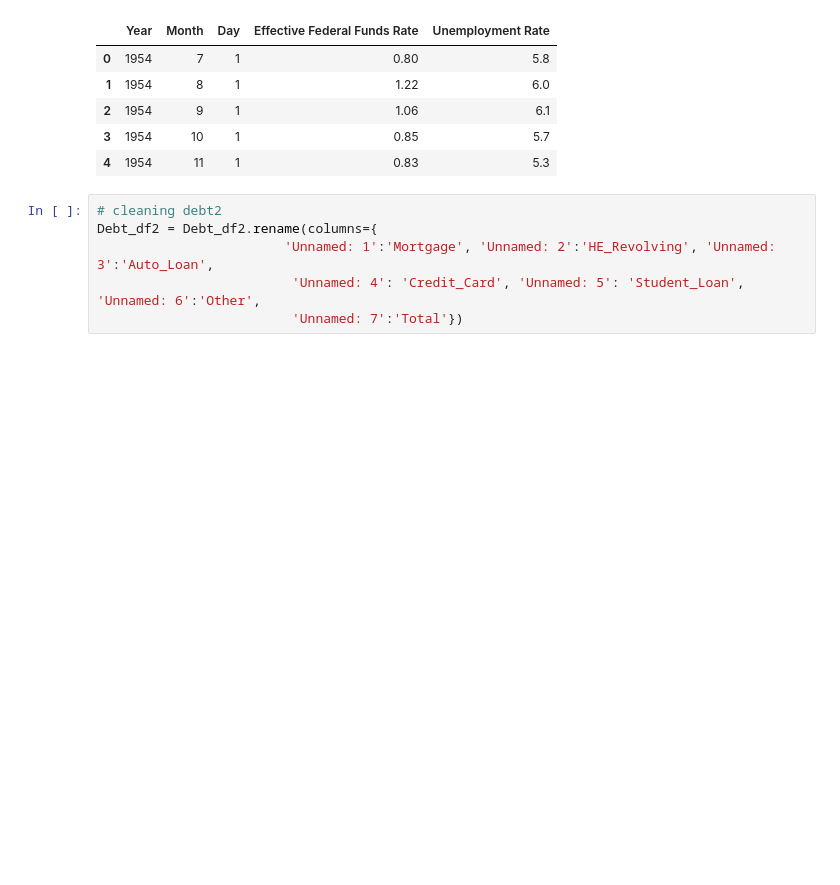
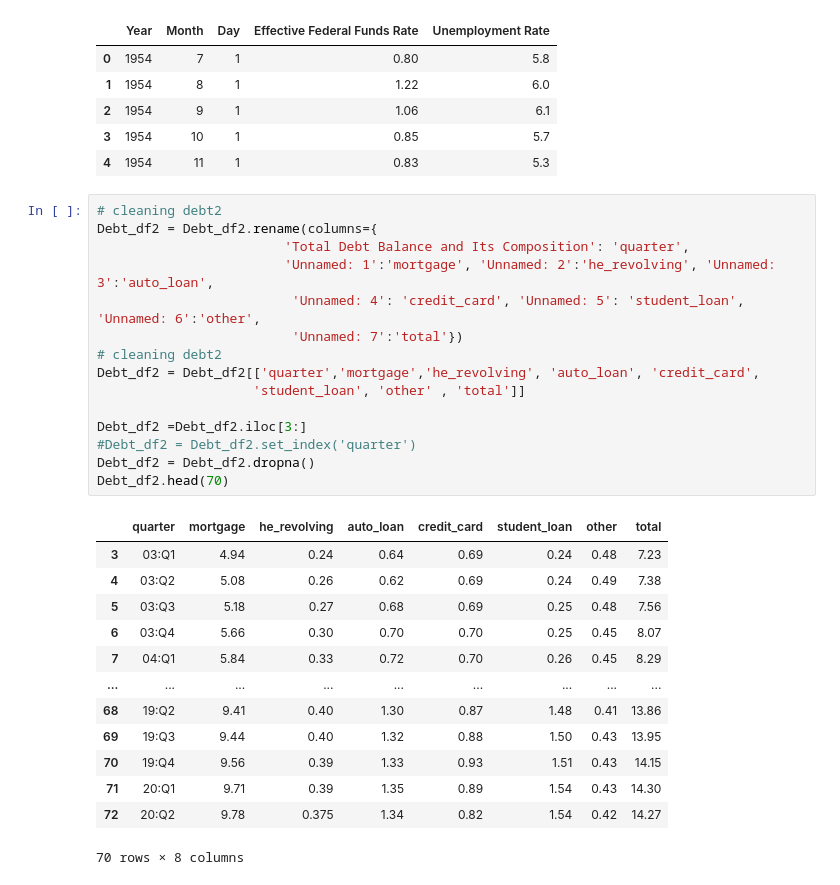
Before and after one commit to RiverJAM/ETL-Fed-Debt, a Jupyter notebook: Fed-ETL.ipynb, the cells around one changed output. Drawn from its saved outputs; the diff is of its cells as text; blank space fills up the shorter version.

```diff
--- a/Fed-ETL.ipynb
+++ b/Fed-ETL.ipynb
@@ -54,6 +65,29 @@ FedRates_df.head()
 # %%
 # cleaning debt2
 Debt_df2 = Debt_df2.rename(columns={
-                        'Unnamed: 1':'Mortgage', 'Unnamed: 2':'HE_Revolving', 'Unnamed: 3':'Auto_Loan',
-                         'Unnamed: 4': 'Credit_Card', 'Unnamed: 5': 'Student_Loan', 'Unnamed: 6':'Other',
-                         'Unnamed: 7':'Total'})
+                        'Total Debt Balance and Its Composition': 'quarter',
+                        'Unnamed: 1':'mortgage', 'Unnamed: 2':'he_revolving', 'Unnamed: 3':'auto_loan',
+                         'Unnamed: 4': 'credit_card', 'Unnamed: 5': 'student_loan', 'Unnamed: 6':'other',
+                         'Unnamed: 7':'total'})
+# cleaning debt2
+Debt_df2 = Debt_df2[['quarter','mortgage','he_revolving', 'auto_loan', 'credit_card',
+                    'student_loan', 'other' , 'total']]
+
+Debt_df2 =Debt_df2.iloc[3:]
+#Debt_df2 = Debt_df2.set_index('quarter')
+Debt_df2 = Debt_df2.dropna()
+Debt_df2.head(70)
+# %% [output]
+|  | quarter | mortgage | he_revolving | auto_loan | credit_card | student_loan | other | total |
+| 3 | 03:Q1 | 4.94 | 0.24 | 0.64 | 0.69 | 0.24 | 0.48 | 7.23 |
+| 4 | 03:Q2 | 5.08 | 0.26 | 0.62 | 0.69 | 0.24 | 0.49 | 7.38 |
+| 5 | 03:Q3 | 5.18 | 0.27 | 0.68 | 0.69 | 0.25 | 0.48 | 7.56 |
+| 6 | 03:Q4 | 5.66 | 0.30 | 0.70 | 0.70 | 0.25 | 0.45 | 8.07 |
+| 7 | 04:Q1 | 5.84 | 0.33 | 0.72 | 0.70 | 0.26 | 0.45 | 8.29 |
+| ... | ... | ... | ... | ... | ... | ... | ... | ... |
+| 68 | 19:Q2 | 9.41 | 0.40 | 1.30 | 0.87 | 1.48 | 0.41 | 13.86 |
+| 69 | 19:Q3 | 9.44 | 0.40 | 1.32 | 0.88 | 1.50 | 0.43 | 13.95 |
+| 70 | 19:Q4 | 9.56 | 0.39 | 1.33 | 0.93 | 1.51 | 0.43 | 14.15 |
+| 71 | 20:Q1 | 9.71 | 0.39 | 1.35 | 0.89 | 1.54 | 0.43 | 14.30 |
+| 72 | 20:Q2 | 9.78 | 0.375 | 1.34 | 0.82 | 1.54 | 0.42 | 14.27 |
+70 rows × 8 columns
```
Also changed, not shown: parts of 8 cells of this notebook, 3 other files.
